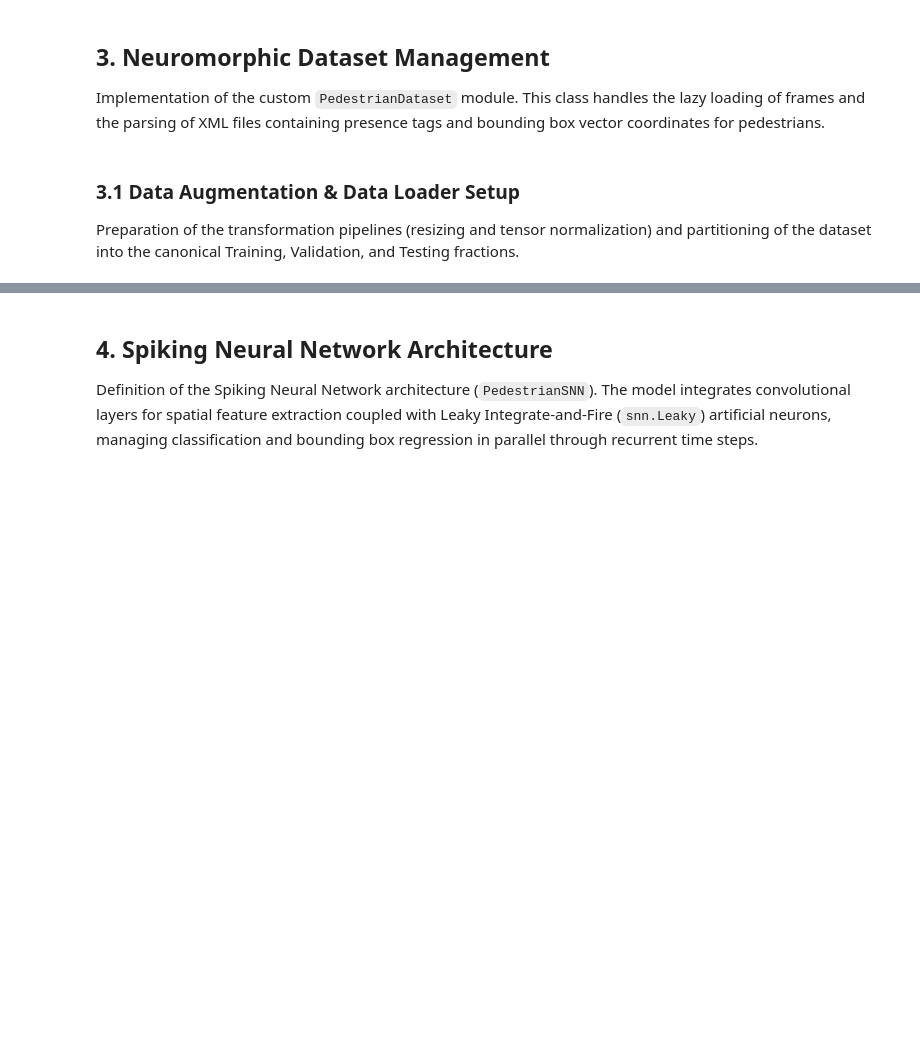
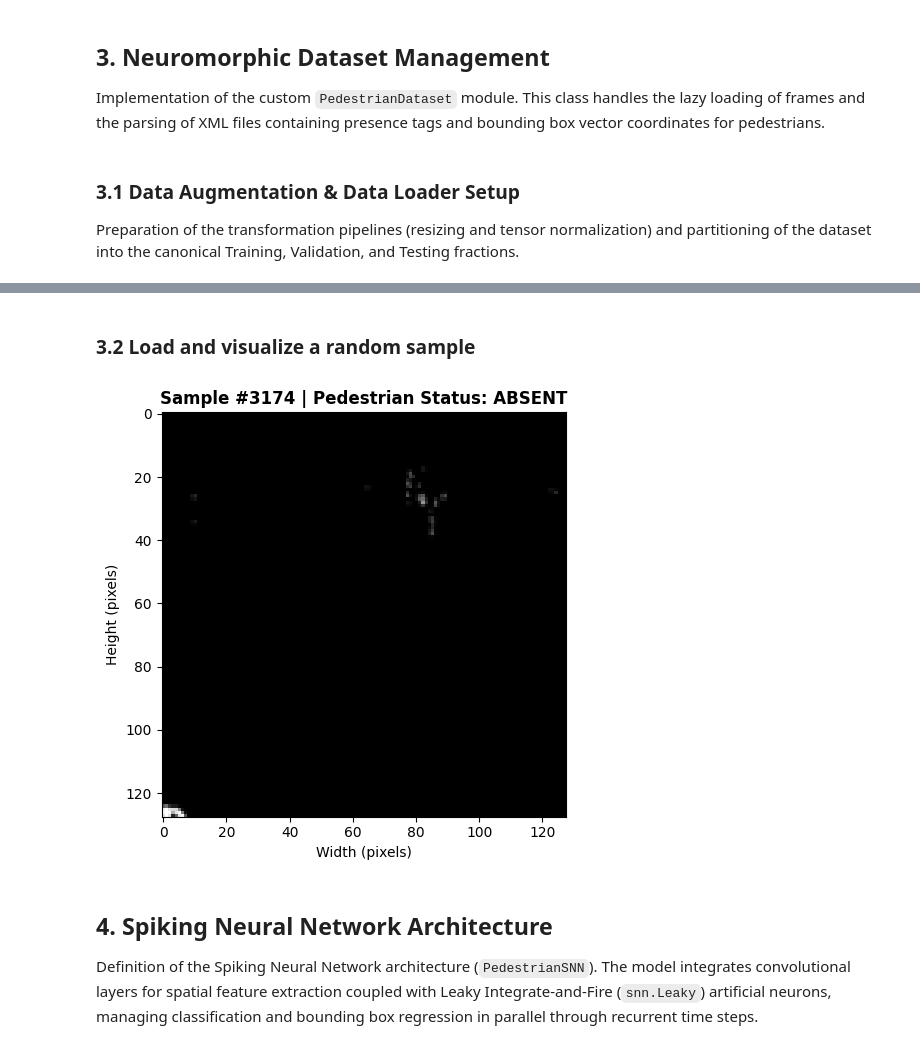
Before and after one commit to tmmssd/pedestrian_detection, a Jupyter notebook: pedestrian_verification.ipynb, the cells around one changed output, grey strips where cells are left out. Saved outputs shown, nothing was run; the diff lists cells and outputs as text; code cells hidden in the pictures; blank space fills up the shorter version.

Commit message:
Updated "pedestrian_verification.ipynb" with data and results visualization, HPO, mardown descriptions (still ongoing) and acess mechanism to the public GitHub repository (for the dataset)

```diff
--- a/pedestrian_verification.ipynb
+++ b/pedestrian_verification.ipynb
@@ -149,6 +390,7 @@ class PedestrianDataset(Dataset):
         xml_path = os.path.join(self.labels_dir, name + '.xml')
 
         image = Image.open(img_path).convert("RGB")
+        orig_w, orig_h = image.size  # Get original dimensions of the raw image
 
         # Base default in case of pedestrian absence
         label_cls = 0.0
@@ -158,7 +400,6 @@ class PedestrianDataset(Dataset):
             tree = ET.parse(xml_path)
             root = tree.getroot()
 
-            # Check presence of 'object' tag (pedestrian)
             obj = root.find('object')
             if obj is not None:
                 label_cls = 1.0
@@ -168,6 +409,15 @@ class PedestrianDataset(Dataset):
                     ymin = float(bndbox.find('ymin').text)
                     xmax = float(bndbox.find('xmax').text)
                     ymax = float(bndbox.find('ymax').text)
+
+                    # RESCALE FACTOR: Map coordinates to the new target size (128x128)
+                    # We multiply the original relative position by the new resolution constraints
+                    target_w, target_h = 128, 128
+                    xmin = (xmin / orig_w) * target_w
+                    ymin = (ymin / orig_h) * target_h
+                    xmax = (xmax / orig_w) * target_w
+                    ymax = (ymax / orig_h) * target_h
+
                     bbox = [xmin, ymin, xmax, ymax]
 
         if self.transform:
@@ -206,3 +471,61 @@ test_loader = DataLoader(test_dataset, batch_size=batch_size, shuffle=False)
+# %% [markdown]
+### 3.2 Load and visualize a random sample
+# %%
+# 1. Random sample extraction from training dataset
+rnd_idx_raw = np.random.randint(0, int(len(train_dataset)))
+rnd_sample = train_dataset[rnd_idx_raw]
+
+# Unpack the 3 elements returned by your PedestrianDataset.__getitem__
+image_tensor = rnd_sample[0].cpu()
+label_cls = rnd_sample[1].cpu().item()  # 1.0 if present, 0.0 if absent
+bbox = rnd_sample[2].cpu().numpy()      # [xmin, ymin, xmax, ymax]
+
+# 2. Convert PyTorch Image Tensor (C, H, W) to NumPy Image Format (H, W, C)
+# PyTorch stores channels first, but matplotlib requires channels last
+image_numpy = image_tensor.permute(1, 2, 0).numpy()
+
+# Clip values to [0, 1] range to avoid matplotlib warnings if tensor has minor float approximations
+image_numpy = np.clip(image_numpy, 0, 1)
+
+# 3. Figure layout configuration
+plt.figure(figsize=(6, 5))
+ax = plt.gca()
+
+# Display the pedestrian frame image
+ax.imshow(image_numpy)
+
+# 4. Bounding Box overlay logic
+# Draw the box only if the pedestrian is actually present (label_cls == 1.0)
+# and the box coordinates are valid (not all zeros)
+if label_cls == 1.0 and np.any(bbox > 0):
+    xmin, ymin, xmax, ymax = bbox
+
+    # Matplotlib Rectangle requires: (x_left, y_top), width, height
+    width = xmax - xmin
+    height = ymax - ymin
+
+    # Create a red rectangle patch with a visible line thickness
+    rect = patches.Rectangle(
+        (xmin, ymin), width, height,
+        linewidth=2, edgecolor='red', facecolor='none', label='Pedestrian BBox'
+    )
+
+    # Add the patch to the axes
+    ax.add_patch(rect)
+    plt.legend(loc='upper right', fontsize=9)
+
+# 5. Metadata and text styling
+title_status = f"Pedestrian Status: {'PRESENT' if label_cls == 1.0 else 'ABSENT'}"
+plt.title(f"Sample #{rnd_idx_raw} | {title_status}", fontsize=12, fontweight='bold')
+
+plt.xlabel("Width (pixels)", fontsize=10)
+plt.ylabel("Height (pixels)", fontsize=10)
+
+# Adjust layout and render
+plt.tight_layout()
+plt.show()
+# %% [output]
+[figure, added]
 # %% [markdown]
 ## 4. Spiking Neural Network Architecture
 
```
Also changed, not shown: parts of 28 cells of this notebook, 1 other file.
